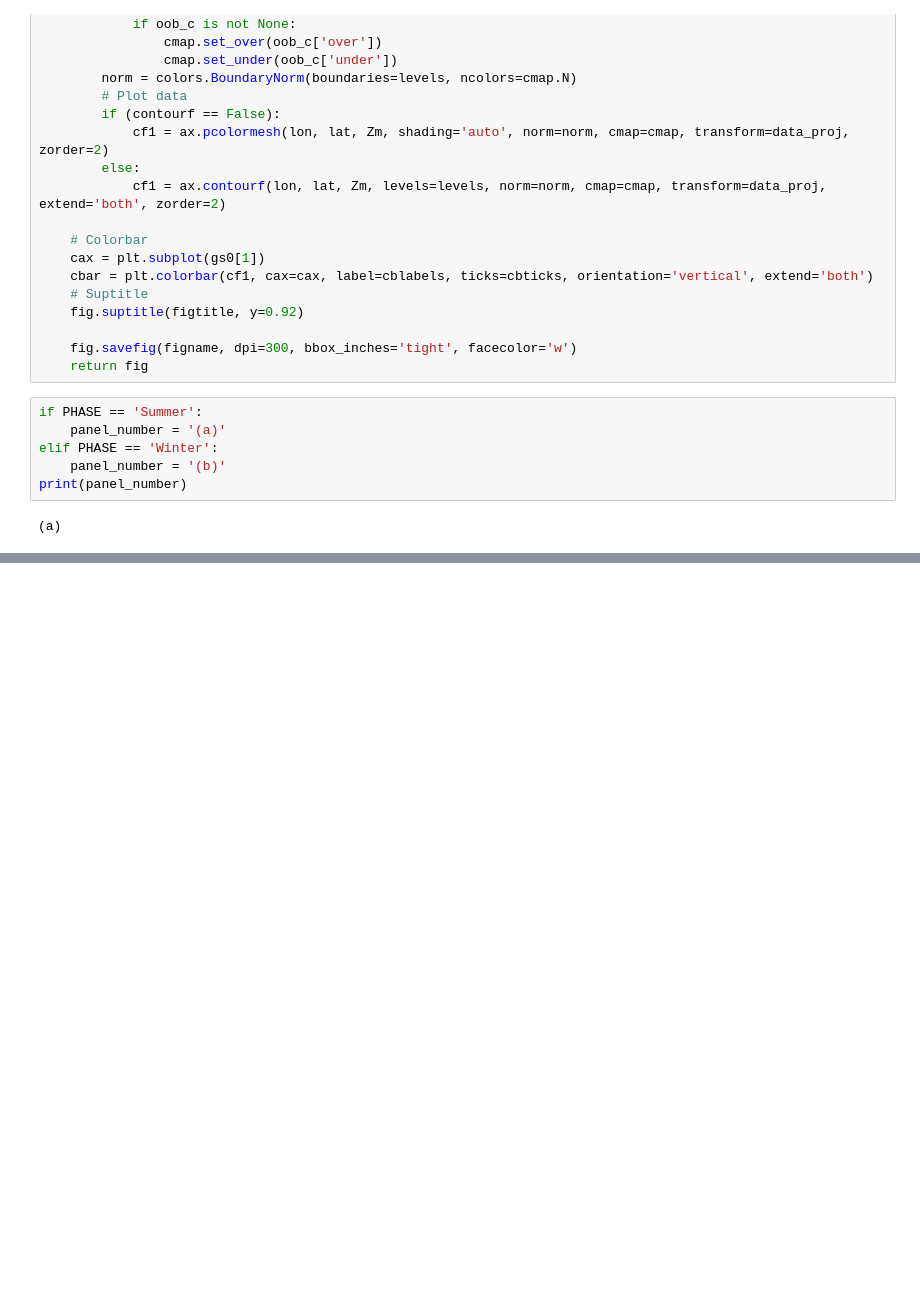
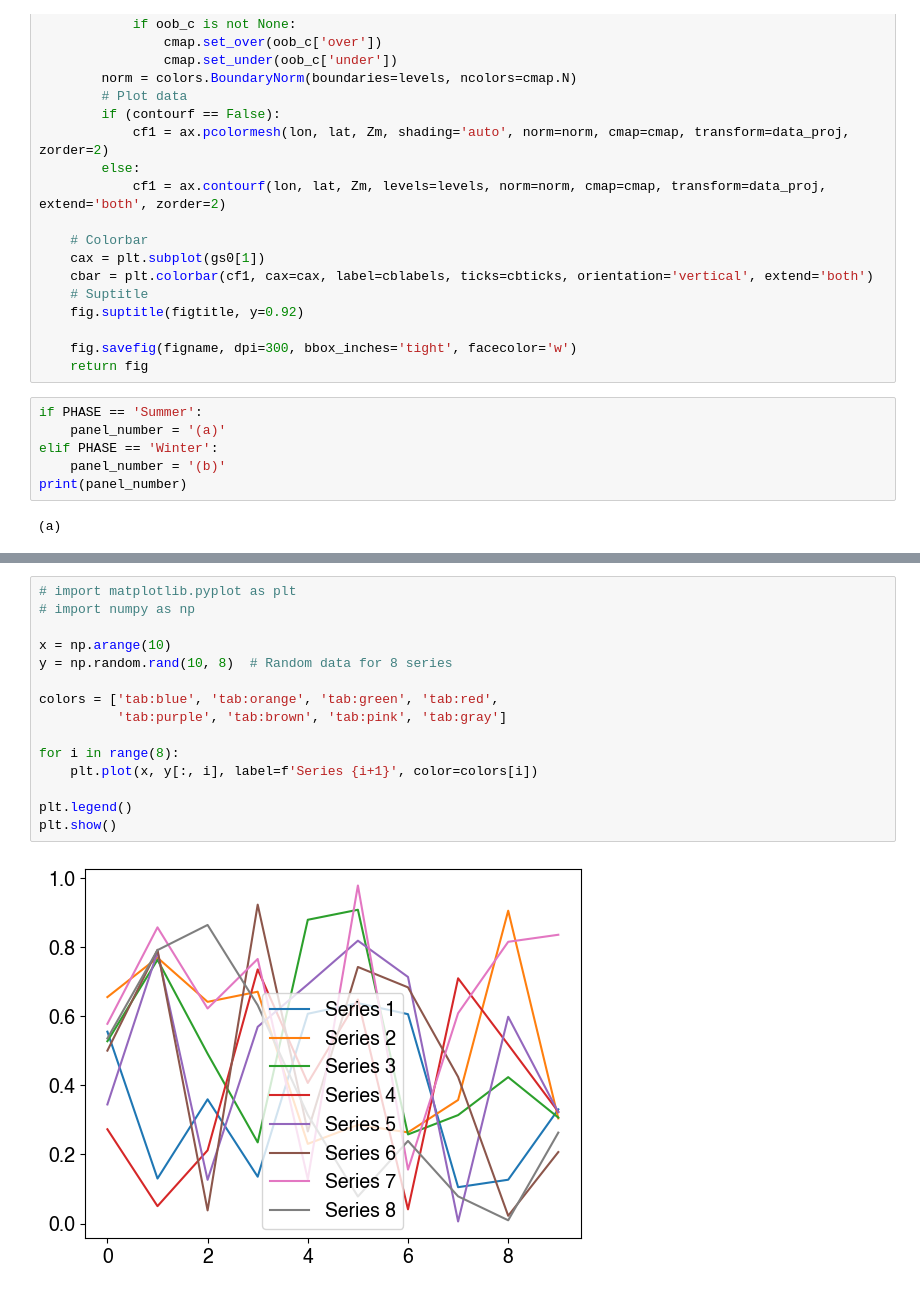
Before and after one commit to WACCEM/MCSMIP-DYAMOND, a Jupyter notebook: Notebooks/mcsmip_obs_rainmap_regional_mean.ipynb, the cells around one changed output, grey strips where cells are left out. Drawn from its saved outputs; the diff is of its cells as text; blank space fills up the shorter version.

```diff
--- a/Notebooks/mcsmip_obs_rainmap_regional_mean.ipynb
+++ b/Notebooks/mcsmip_obs_rainmap_regional_mean.ipynb
@@ -871,0 +892,17 @@ figname
+# %%
+# import matplotlib.pyplot as plt
+# import numpy as np
+
+x = np.arange(10)
+y = np.random.rand(10, 8)  # Random data for 8 series
+
+colors = ['tab:blue', 'tab:orange', 'tab:green', 'tab:red',
+          'tab:purple', 'tab:brown', 'tab:pink', 'tab:gray']
+
+for i in range(8):
+    plt.plot(x, y[:, i], label=f'Series {i+1}', color=colors[i])
+
+plt.legend()
+plt.show()
+# %% [output]
+[figure, added]
```
Also changed, not shown: parts of 14 cells of this notebook, 9 other files.
